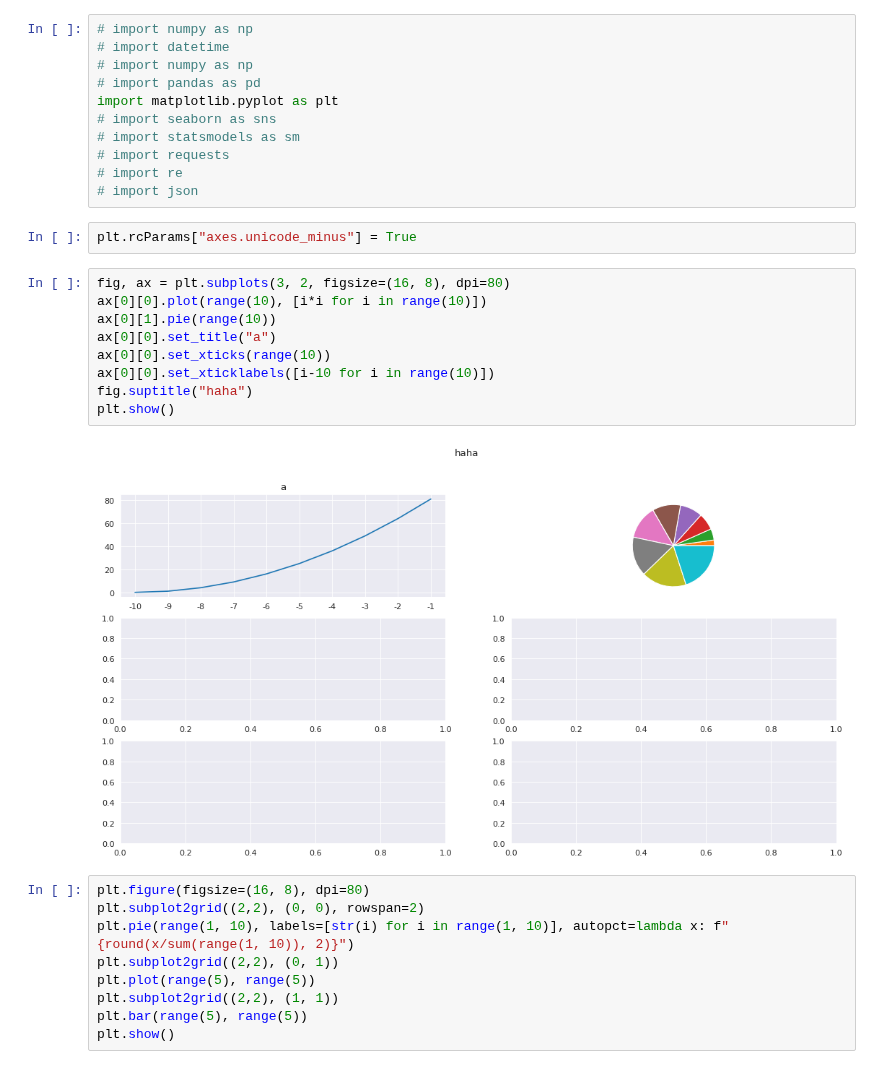
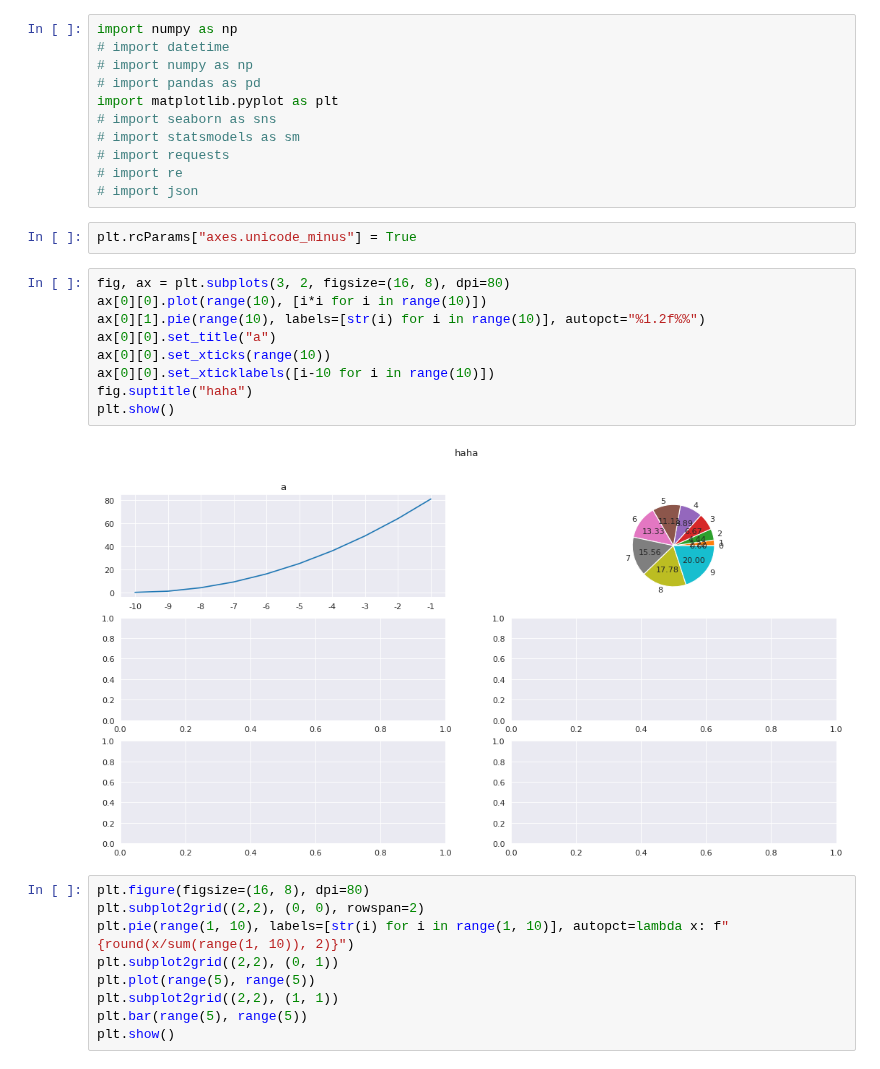
Before and after one commit to zhaoyi2018/pythonProject, a Jupyter notebook: python_data_analyse.ipynb, the cells around one changed output. Saved outputs shown, nothing was run; the diff lists cells and outputs as text.

```diff
--- a/python_data_analyse.ipynb
+++ b/python_data_analyse.ipynb
@@ -1,5 +1,5 @@
 # %%
-# import numpy as np
+import numpy as np
 # import datetime
 # import numpy as np
 # import pandas as pd
@@ -14,14 +14,14 @@ plt.rcParams["axes.unicode_minus"] = True
 # %%
 fig, ax = plt.subplots(3, 2, figsize=(16, 8), dpi=80)
 ax[0][0].plot(range(10), [i*i for i in range(10)])
-ax[0][1].pie(range(10))
+ax[0][1].pie(range(10), labels=[str(i) for i in range(10)], autopct="%1.2f%%")
 ax[0][0].set_title("a")
 ax[0][0].set_xticks(range(10))
 ax[0][0].set_xticklabels([i-10 for i in range(10)])
 fig.suptitle("haha")
 plt.show()
 # %% [output]
-[figure, old version]
+[figure, new version]
 # %%
 plt.figure(figsize=(16, 8), dpi=80)
 plt.subplot2grid((2,2), (0, 0), rowspan=2)
```
